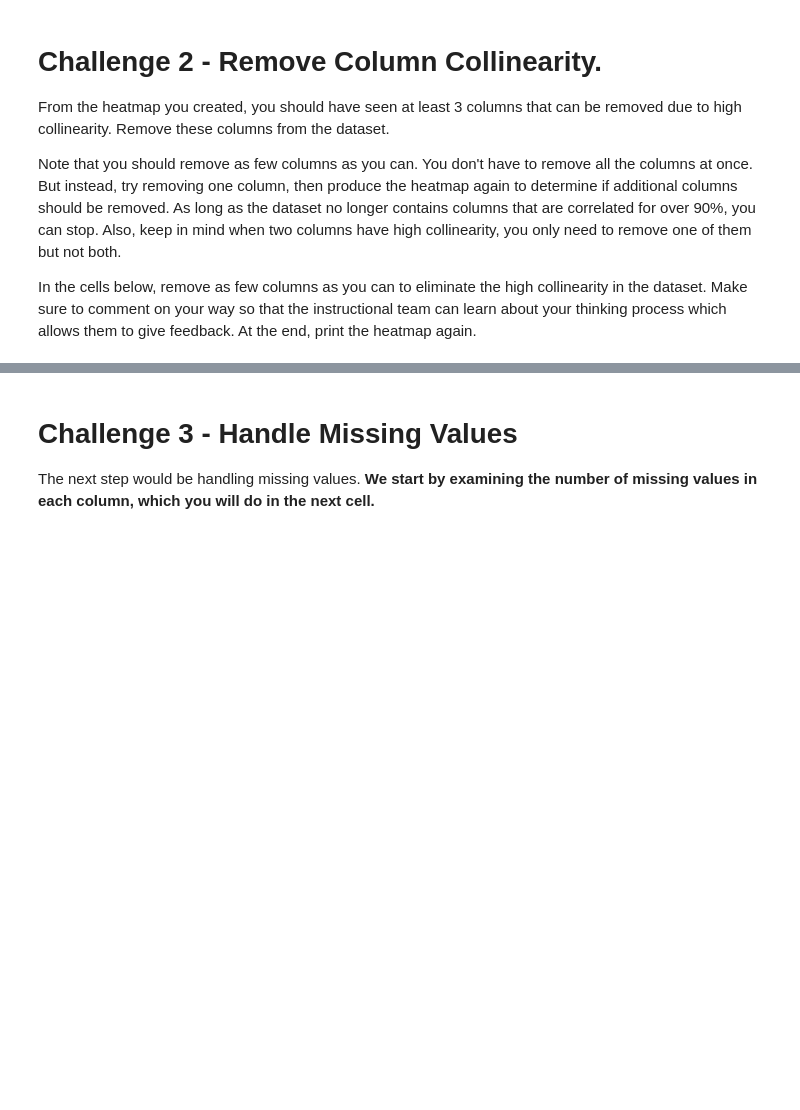
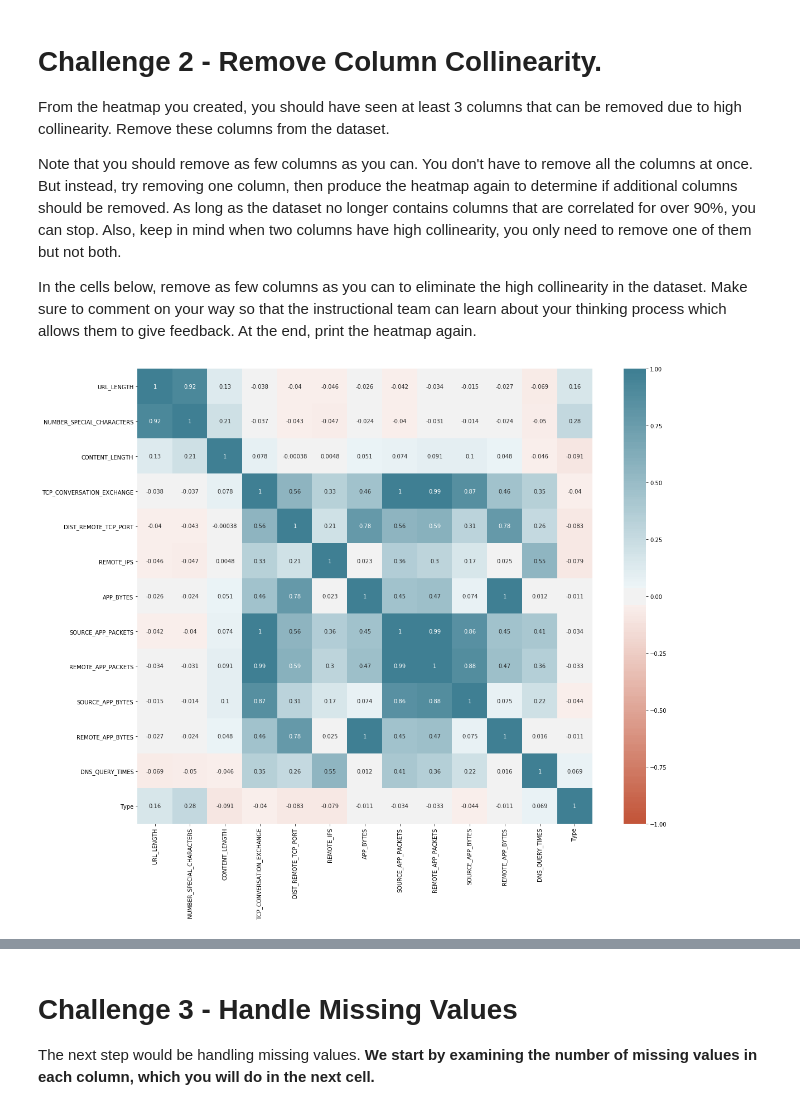
Before and after one commit to ta-data-lis/lab-supervised-learning, a Jupyter notebook: your-code/main.ipynb, the cells around one changed output, grey strips where cells are left out. Cells and saved outputs as stored; diff of their text form; code cells hidden in the pictures; blank space fills up the shorter version.

```diff
--- a/your-code/main.ipynb
+++ b/your-code/main.ipynb
@@ -70,0 +172,18 @@ In the cells below, remove as few columns as you can to eliminate the high colli
+# %%
+# Your code here
+# I start removing the column APP_PACKETS which presents twice a 1 correlation
+
+websites.drop('APP_PACKETS',axis=1,inplace = True)
+# %%
+#define the size of the plot
+plt.subplots(figsize=(20,15))
+
+# define the heat map
+ax = sns.heatmap(
+    websites.corr(),
+    vmin=-1, vmax=1, center=0,
+    cmap=sns.diverging_palette(20, 220, n=200),
+    square=True,
+    annot = True)
+# %% [output]
+[figure, added]
```
Also changed, not shown: parts of 68 cells of this notebook.
